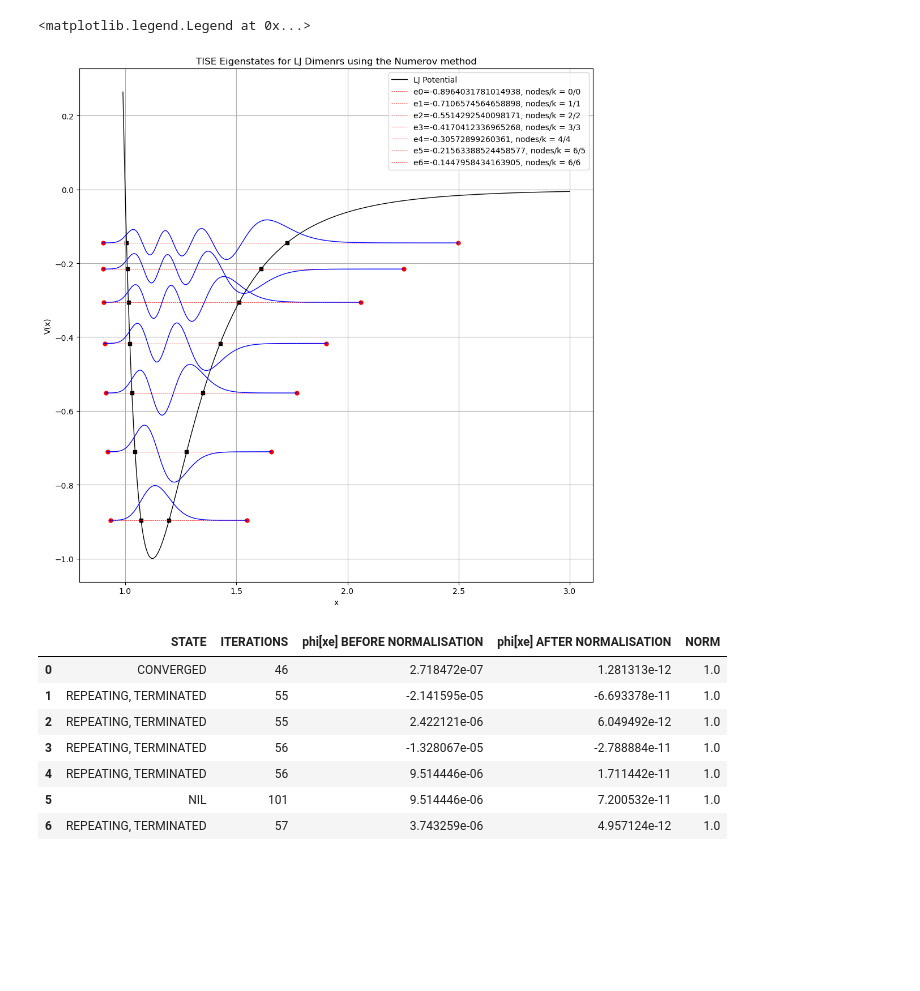
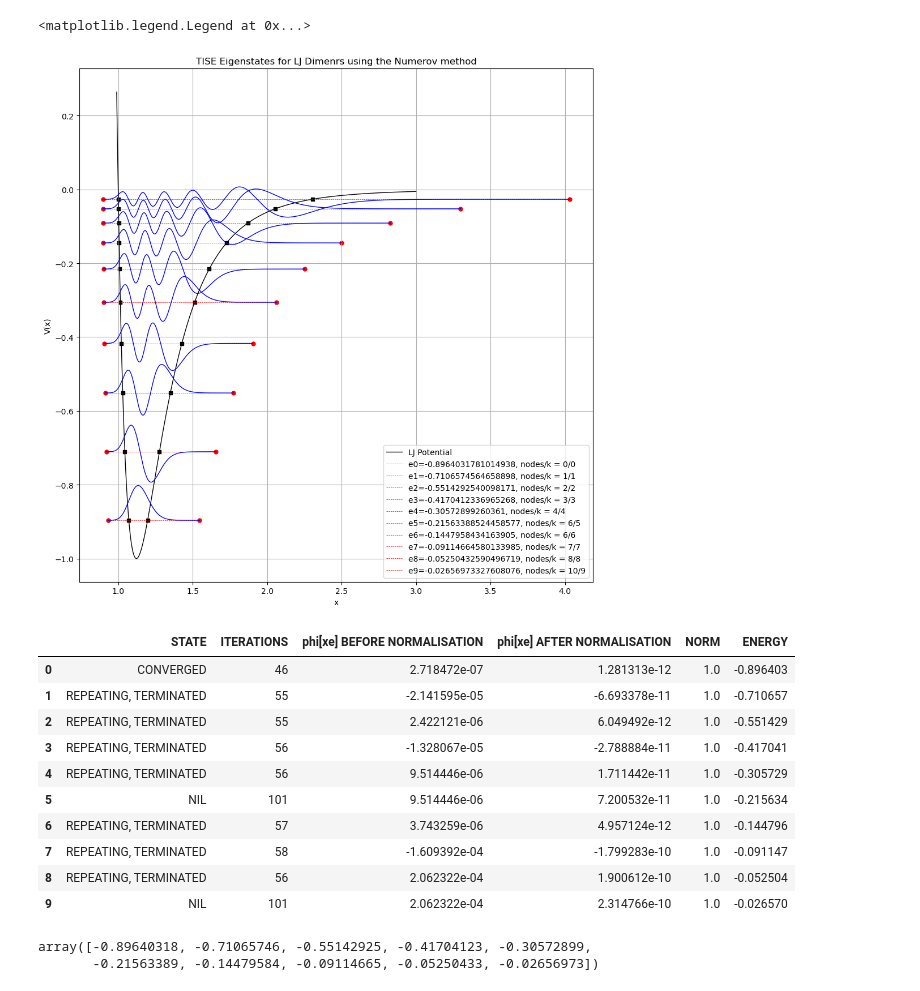
Before and after one commit to SoumyajeetMazumdar/CQMPP, a Jupyter notebook: #4/part2.ipynb, the cells around one changed output. Drawn from its saved outputs; the diff is of its cells as text; code cells hidden in the pictures; blank space fills up the shorter version.

```diff
--- a/#4/part2.ipynb
+++ b/#4/part2.ipynb
@@ -38,7 +38,7 @@ def return_limits_for_E(ek):
         # func: sqrt{g(xe)} (xe-xb) ln A
     xe = root_scalar(
             lambda x: np.sqrt(g(x, ek)) * (x - xb) - np.log(alpha),
-            bracket=[0.1,3],
+            bracket=[0.1,10],
             method='bisect',
         )
     xs = xs.root #unpacking the root_scalar object
@@ -103,7 +103,7 @@ data = []
 state = before_norm = after_norm = norm = 0 # accumulators, to be printed later
 
 # k, determines the order of the solution
-for k in range(0,6+1):
+for k in range(0,9+1):
 
     iter = 1
     # k = 0, taken from the loop
@@ -166,45 +166,54 @@ for k in range(0,6+1):
     ek = e_mid # norm = 1
 
     after_norm = phi[-1]
     norm = np.dot(phi, phi)
 
     # to tally the findings, used later
     data.append({
         "STATE": state,
         "ITERATIONS": iter,
         "phi[xe] BEFORE NORMALISATION": before_norm,
         "phi[xe] AFTER NORMALISATION": after_norm,
-        "NORM": norm
+        "NORM": norm,
+        "ENERGY": ek
     })
 
     # for the plots, we need to highlight these as asked in the question
     xa, xb = returnCTPs(ek=e_mid)
     xs, xe = return_limits_for_E(ek=e_mid)
     plt.scatter(xa, ek, marker="s", c='k', s=25)
     plt.scatter(xb, ek, marker="s",c='k', s=25 )
     plt.scatter(xs, ek, marker='o', color = 'r', s=25)
     plt.scatter(xe, ek, marker='o', color= 'r', s=25)
     plt.hlines(y=ek, xmin=xs, xmax=xe, color='r', linestyle='--', linewidth=0.5, label=f"e{k}={ek}, nodes/k = {nodes}/{k}")
     phi_shifted = phi - abs(e_mid)
     plt.plot(x_range, phi_shifted, color= 'b', linewidth = 1)
 
 plt.title("TISE Eigenstates for LJ Dimenrs using the Numerov method")
 plt.tight_layout()
 plt.grid()
 plt.legend()
 # %% [output]
 <matplotlib.legend.Legend at 0x...>
-[figure, old version]
+[figure, new version]
 # %%
 import pandas as pd
 df = pd.DataFrame(data)
 df
 # %% [output]
-|  | STATE | ITERATIONS | phi[xe] BEFORE NORMALISATION | phi[xe] AFTER NORMALISATION | NORM |
-| 0 | CONVERGED | 46 | 2.718472e-07 | 1.281313e-12 | 1.0 |
-| 1 | REPEATING, TERMINATED | 55 | -2.141595e-05 | -6.693378e-11 | 1.0 |
-| 2 | REPEATING, TERMINATED | 55 | 2.422121e-06 | 6.049492e-12 | 1.0 |
-| 3 | REPEATING, TERMINATED | 56 | -1.328067e-05 | -2.788884e-11 | 1.0 |
-| 4 | REPEATING, TERMINATED | 56 | 9.514446e-06 | 1.711442e-11 | 1.0 |
-| 5 | NIL | 101 | 9.514446e-06 | 7.200532e-11 | 1.0 |
-| 6 | REPEATING, TERMINATED | 57 | 3.743259e-06 | 4.957124e-12 | 1.0 |
+|  | STATE | ITERATIONS | phi[xe] BEFORE NORMALISATION | phi[xe] AFTER NORMALISATION | NORM | ENERGY |
+| 0 | CONVERGED | 46 | 2.718472e-07 | 1.281313e-12 | 1.0 | -0.896403 |
+| 1 | REPEATING, TERMINATED | 55 | -2.141595e-05 | -6.693378e-11 | 1.0 | -0.710657 |
+| 2 | REPEATING, TERMINATED | 55 | 2.422121e-06 | 6.049492e-12 | 1.0 | -0.551429 |
+| 3 | REPEATING, TERMINATED | 56 | -1.328067e-05 | -2.788884e-11 | 1.0 | -0.417041 |
+| 4 | REPEATING, TERMINATED | 56 | 9.514446e-06 | 1.711442e-11 | 1.0 | -0.305729 |
+| 5 | NIL | 101 | 9.514446e-06 | 7.200532e-11 | 1.0 | -0.215634 |
+| 6 | REPEATING, TERMINATED | 57 | 3.743259e-06 | 4.957124e-12 | 1.0 | -0.144796 |
+| 7 | REPEATING, TERMINATED | 58 | -1.609392e-04 | -1.799283e-10 | 1.0 | -0.091147 |
+| 8 | REPEATING, TERMINATED | 56 | 2.062322e-04 | 1.900612e-10 | 1.0 | -0.052504 |
+| 9 | NIL | 101 | 2.062322e-04 | 2.314766e-10 | 1.0 | -0.026570 |
+# %%
+df["ENERGY"].to_numpy()
+# %% [output]
+array([-0.89640318, -0.71065746, -0.55142925, -0.41704123, -0.30572899,
+       -0.21563389, -0.14479584, -0.09114665, -0.05250433, -0.02656973])
```
